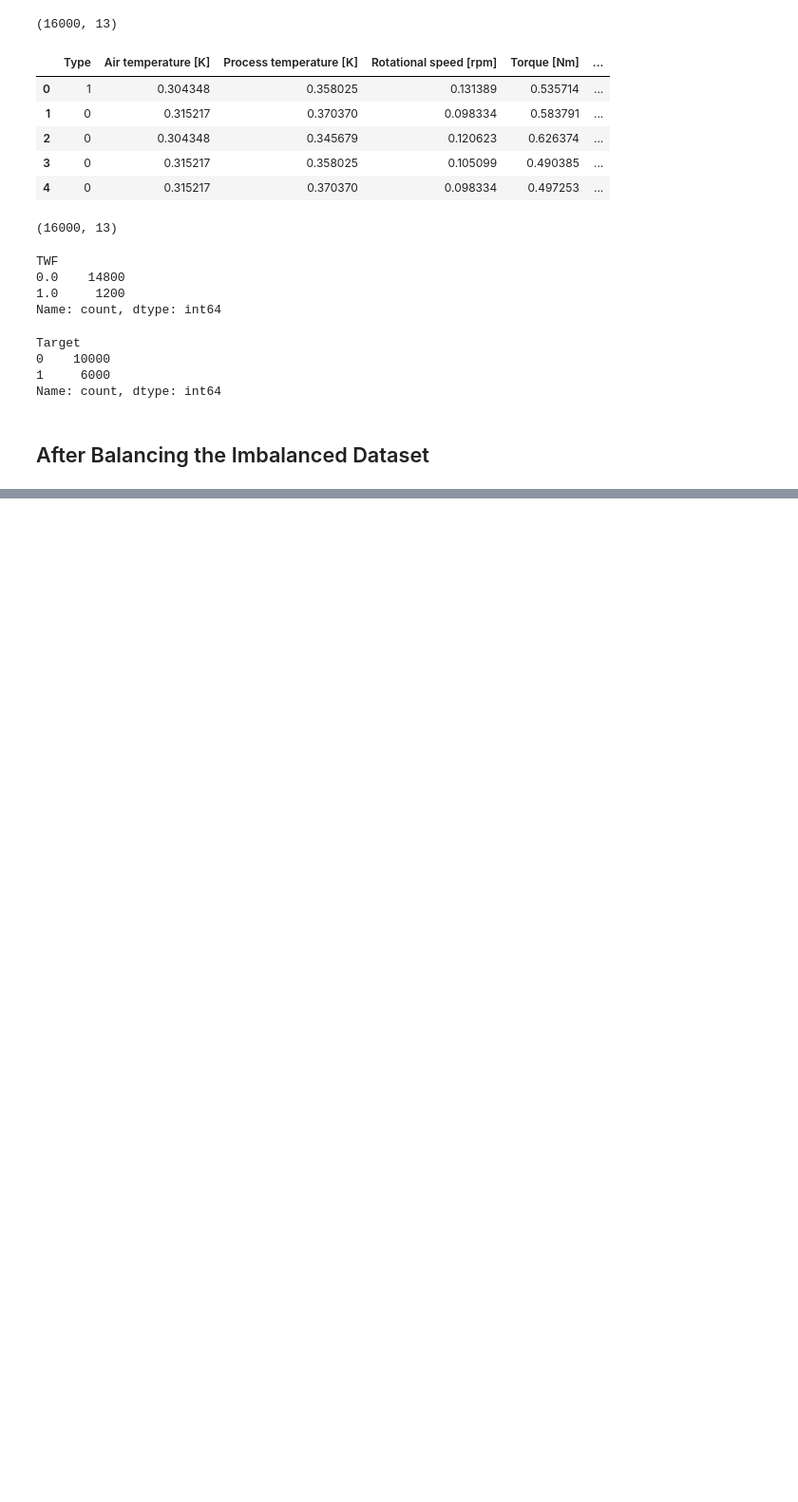
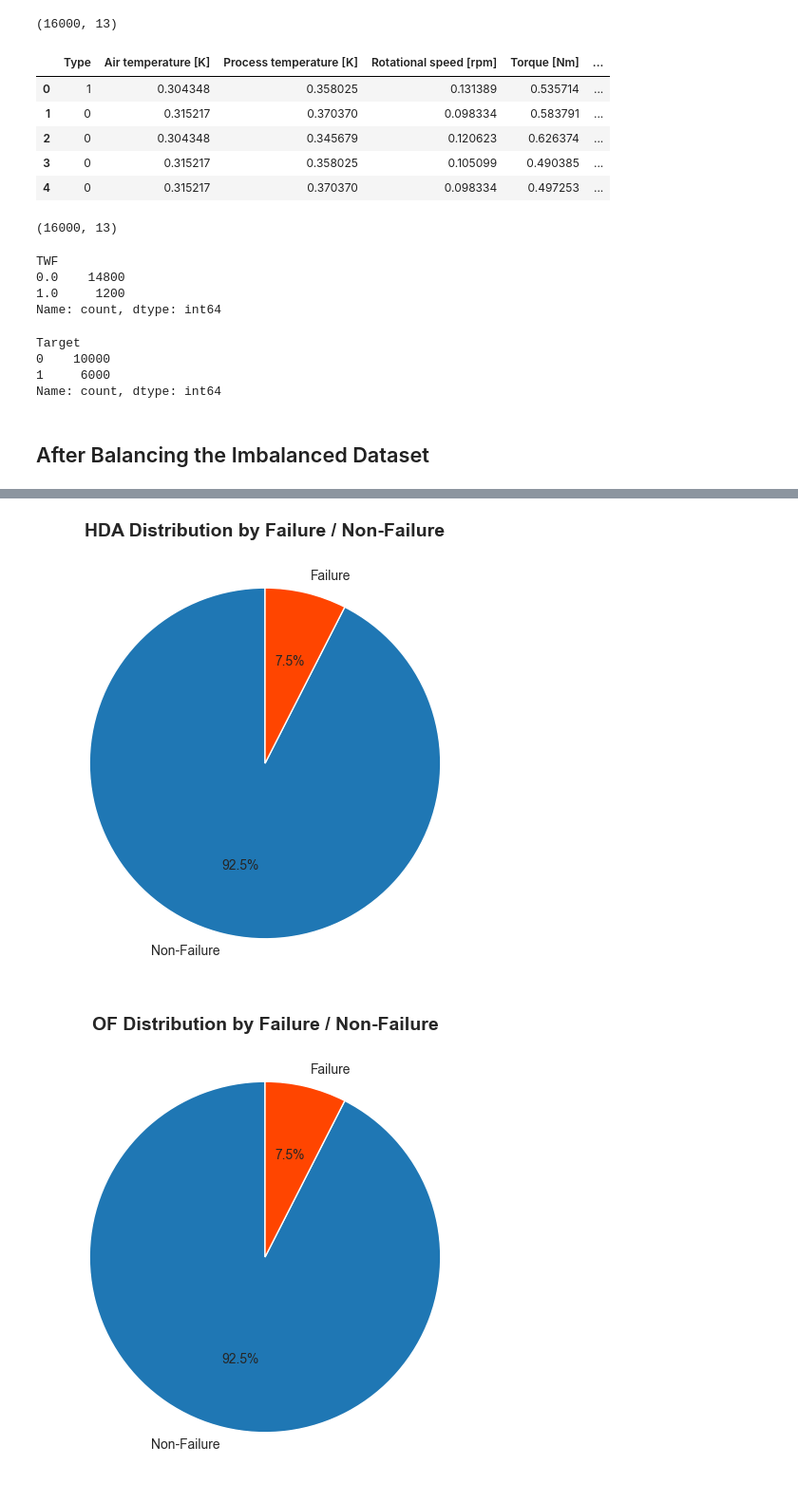
Before and after one commit to Ananddd06/PredictiveMaintenance_AIStudy, a Jupyter notebook: Notebooks/feature_engineering.ipynb, the cells around one changed output, grey strips where cells are left out. Shown at 95% size. Drawn from its saved outputs; the diff is of its cells as text; code cells hidden in the pictures; blank space fills up the shorter version.

```diff
--- a/Notebooks/feature_engineering.ipynb
+++ b/Notebooks/feature_engineering.ipynb
@@ -353,0 +393,17 @@ for feature in num_features:
+# %%
+import matplotlib.pyplot as plt
+
+failure_cols = ['HDA', 'OF', 'PF', 'RF', 'TWF']
+
+for col in failure_cols:
+    counts = data[col].value_counts()  # Count 0s and 1s
+    labels = ['Non-Failure', 'Failure']
+    sizes = [counts.get(0, 0), counts.get(1, 0)]  # Ensure 0s are counted even if missing
+
+    plt.figure(figsize=(6,6))
+    plt.pie(sizes, labels=labels, autopct='%1.1f%%', startangle=90, colors=['#1f77b4', '#ff4500'])
+    plt.title(f"{col} Distribution by Failure / Non-Failure", fontsize=14, fontweight='bold')
+    plt.show()
+# %% [output]
+[figure, added]
+[figure, added]
```
Also changed, not shown: parts of 6 cells of this notebook.
